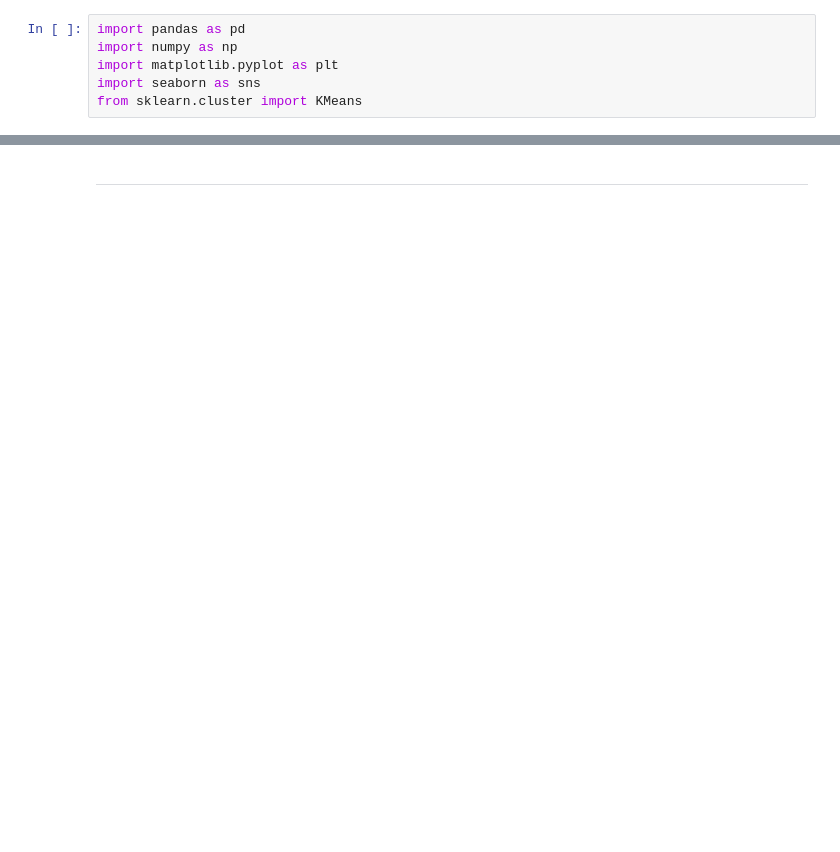
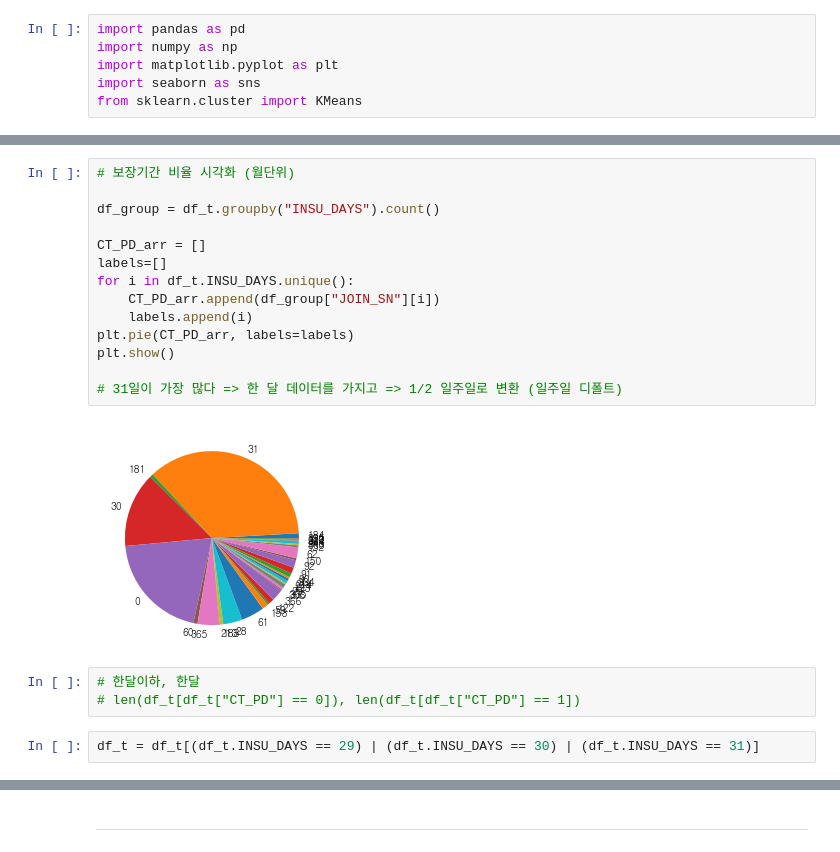
Before and after one commit to yoonhyeyoon/ChiChu, a Jupyter notebook: 전처리 ipynb/윤혜윤_여행자보험.ipynb, the cells around one changed output, grey strips where cells are left out. Saved outputs shown, nothing was run; the diff lists cells and outputs as text; blank space fills up the shorter version.

```diff
--- a/전처리 ipynb/윤혜윤_여행자보험.ipynb
+++ b/전처리 ipynb/윤혜윤_여행자보험.ipynb
@@ -148,0 +250,21 @@ df3
+# %%
+# 보장기간 비율 시각화 (월단위)
+
+df_group = df_t.groupby("INSU_DAYS").count()
+
+CT_PD_arr = []
+labels=[]
+for i in df_t.INSU_DAYS.unique():
+    CT_PD_arr.append(df_group["JOIN_SN"][i])
+    labels.append(i)
+plt.pie(CT_PD_arr, labels=labels)
+plt.show()
+
+# 31일이 가장 많다 => 한 달 데이터를 가지고 => 1/2 일주일로 변환 (일주일 디폴트)
+# %% [output]
+[figure, added]
+# %%
+# 한달이하, 한달
+# len(df_t[df_t["CT_PD"] == 0]), len(df_t[df_t["CT_PD"] == 1])
+# %%
+df_t = df_t[(df_t.INSU_DAYS == 29) | (df_t.INSU_DAYS == 30) | (df_t.INSU_DAYS == 31)]
```
Also changed, not shown: parts of 79 cells of this notebook.
